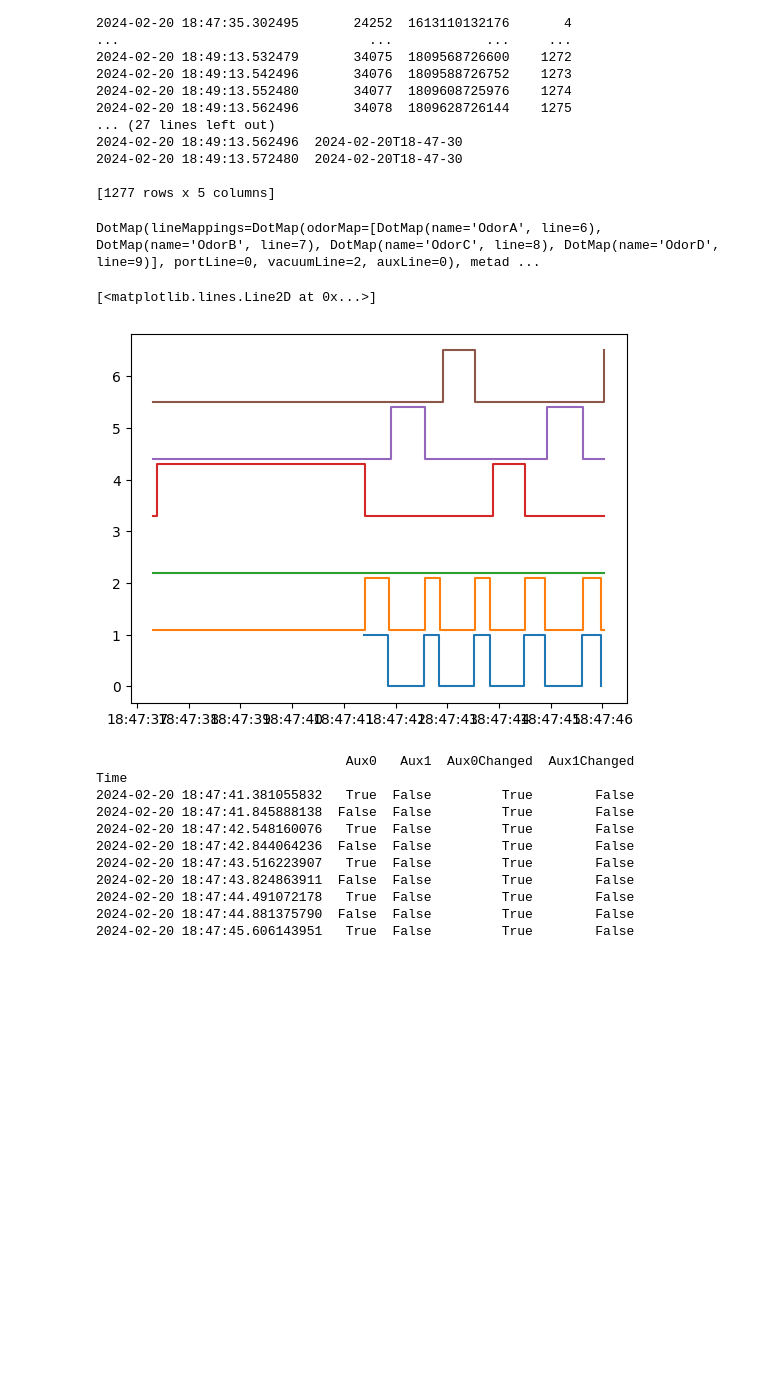
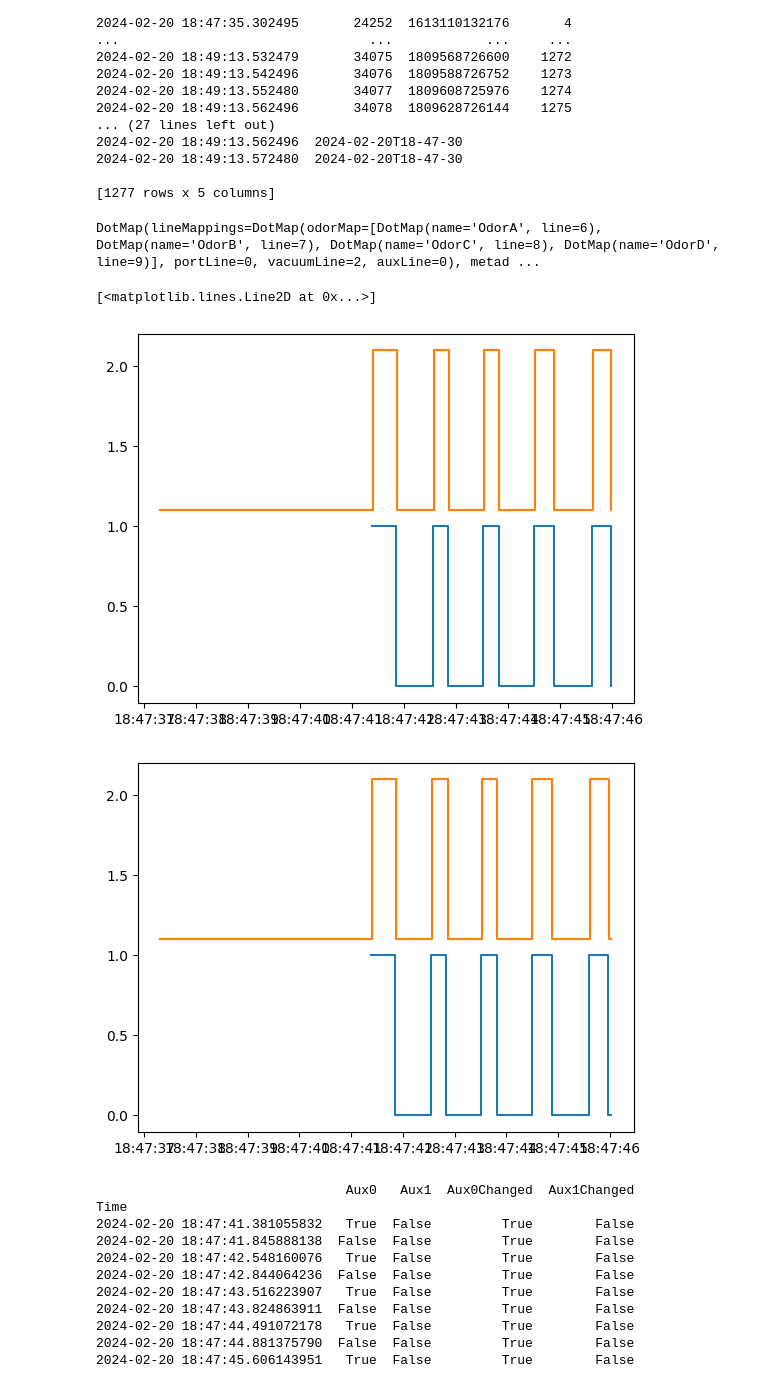
Before and after one commit to goatsofnaxos/Delphi, a Jupyter notebook: analysis/test.ipynb, the cells around one changed output. Cells and saved outputs as stored; diff of their text form; code cells hidden in the pictures; blank space fills up the shorter version.

Commit message:
Example merge and fill of consolidated dataset

```diff
--- a/analysis/test.ipynb
+++ b/analysis/test.ipynb
@@ -4,16 +4,17 @@ import utils
 import pandas as pd
 from glob import glob
 import matplotlib.pyplot as plt
+from functools import reduce
 
 harp_reader = harp.create_reader('device.yml', epoch=harp.REFERENCE_EPOCH)
 session_data_reader = utils.SessionData()
 rules_reader = utils.SessionData()
 video_reader = utils.Video()
 
-harp_datafolder = r'../../temp_data/TestDataset/2024-02-20T18-47-30/Expander/'
-settings_datafolder = r'../../temp_data/TestDataset/2024-02-20T18-47-30/SessionSettings/'
-rules_datafolder = r'../../temp_data/TestDataset/2024-02-20T18-47-30/RuleSettings/'
-video_datafolder = r'../../temp_data/TestDataset/2024-02-20T18-47-30/VideoData/'
+harp_datafolder = r'../temp_data/2024-02-20T18-47-30/Expander/'
+settings_datafolder = r'../temp_data/2024-02-20T18-47-30/SessionSettings/'
+rules_datafolder = r'../temp_data/2024-02-20T18-47-30/RuleSettings/'
+video_datafolder = r'../temp_data/2024-02-20T18-47-30/VideoData/'
 # %%
 # read experiment metadata
 session_settings = utils.load_json(session_data_reader, settings_datafolder)
@@ -53,54 +54,65 @@ Time
 # %%
 # Read HARP device streams, conditioned on mappings found in the session metadata
 metadata = session_settings.iloc[0]['metadata']
 print(metadata)
 
 # Extract line mappings from metadata
 aux_line = f'Aux{metadata.lineMappings.auxLine}'
 port_line = f'Out{metadata.lineMappings.portLine}'
 vacuum_line = f'Out{metadata.lineMappings.vacuumLine}'
 odorA = f"Out{next((x.line for x in metadata.lineMappings.odorMap if x.name=='OdorA'), None)}"
 odorB = f"Out{next((x.line for x in metadata.lineMappings.odorMap if x.name=='OdorB'), None)}"
 odorC = f"Out{next((x.line for x in metadata.lineMappings.odorMap if x.name=='OdorC'), None)}"
 odorD = f"Out{next((x.line for x in metadata.lineMappings.odorMap if x.name=='OdorD'), None)}"
 
 # Aux line containing poke events
-poke_events = utils.load(harp_reader.AuxInState, harp_datafolder)[aux_line]*1
+poke_events = utils.load(harp_reader.AuxInState, harp_datafolder)[aux_line]
 
 # times when outputs were set to HIGH (e.g. port valve opening, manifold valve opening)
 outputs_HIGH = utils.load(harp_reader.OutputSet, harp_datafolder)
 # times when outputs were set to LOW (e.g. port valve closing, manifold closing)
 outputs_LOW = utils.load(harp_reader.OutputClear, harp_datafolder)
 
 # convert LOW and HIGH events to port state dataframes
-port_line_state = utils.concat_digi_events(outputs_LOW[port_line], outputs_HIGH[port_line])
-vacuum_line_state = utils.concat_digi_events(outputs_LOW[vacuum_line], outputs_HIGH[vacuum_line])
-odorA_state = utils.concat_digi_events(outputs_LOW[odorA], outputs_HIGH[odorA])
-odorB_state = utils.concat_digi_events(outputs_LOW[odorB], outputs_HIGH[odorB])
-odorC_state = utils.concat_digi_events(outputs_LOW[odorC], outputs_HIGH[odorC])
-odorD_state = utils.concat_digi_events(outputs_LOW[odorD], outputs_HIGH[odorD])
+line_states = {
+    "poke_events": poke_events,
+    "port_line_state": utils.concat_digi_events(outputs_LOW[port_line], outputs_HIGH[port_line]),
+    "vacuum_line_state": utils.concat_digi_events(outputs_LOW[vacuum_line], outputs_HIGH[vacuum_line]),
+    "odorA_state": utils.concat_digi_events(outputs_LOW[odorA], outputs_HIGH[odorA]),
+    "odorB_state": utils.concat_digi_events(outputs_LOW[odorB], outputs_HIGH[odorB]),
+    "odorC_state": utils.concat_digi_events(outputs_LOW[odorC], outputs_HIGH[odorC]),
+    "odorD_state": utils.concat_digi_events(outputs_LOW[odorD], outputs_HIGH[odorD])
+}
 
-# debug time window plotting
-start_time = session_settings.index[0][0]
+# debug plotting
+start_time = session_settings.index[0][0] - pd.Timedelta(seconds=1)
 end_time = start_time + pd.Timedelta(seconds=20)
 
-poke_events_window = poke_events.loc[start_time : end_time]
-port_line_window = port_line_state.loc[start_time : end_time]
-vacuum_line_window = vacuum_line_state.loc[start_time : end_time]
-odorA_window = odorA_state.loc[start_time : end_time]
-odorB_window = odorB_state.loc[start_time : end_time]
-odorC_window = odorC_state.loc[start_time : end_time]
+plt.figure()
+plt.plot(line_states["poke_events"].loc[start_time : end_time], drawstyle='steps-post')
+plt.plot(line_states["port_line_state"].loc[start_time : end_time] + 1.1, drawstyle='steps-post')
 
-plt.plot(poke_events_window, drawstyle='steps-post')
-plt.plot(port_line_window + 1.1, drawstyle='steps-post')
-plt.plot(vacuum_line_window + 2.2, drawstyle='steps-post')
-plt.plot(odorA_window + 3.3, drawstyle='steps-post')
-plt.plot(odorB_window + 4.4, drawstyle='steps-post')
-plt.plot(odorC_window + 5.5, drawstyle='steps-post')
+# consolidate digital lines into as single DataFrame
+merged = pd.merge(line_states["poke_events"], line_states["port_line_state"], left_on="Time", right_on="Time", how="outer") \
+        .merge(line_states["vacuum_line_state"], left_on="Time", right_on="Time", how="outer") \
+        .merge(line_states["odorA_state"], left_on="Time", right_on="Time", how="outer") \
+        .merge(line_states["odorB_state"], left_on="Time", right_on="Time", how="outer") \
+        .merge(line_states["odorC_state"], left_on="Time", right_on="Time", how="outer") \
+        .merge(line_states["odorD_state"], left_on="Time", right_on="Time", how="outer")
+
+plt.figure()
+plt.plot(merged["Aux0"].ffill().loc[start_time : end_time], drawstyle='steps-post')
+plt.plot(merged["Out0"].ffill().loc[start_time : end_time] + 1.1, drawstyle='steps-post')
+
+filled = merged.ffill()
+plt.figure()
+plt.plot(merged["Aux0"].loc[start_time : end_time], drawstyle='steps-post')
+plt.plot(merged["Out0"].loc[start_time : end_time] + 1.1, drawstyle='steps-post')
 # %% [output]
 DotMap(lineMappings=DotMap(odorMap=[DotMap(name='OdorA', line=6), DotMap(name='OdorB', line=7), DotMap(name='OdorC', line=8), DotMap(name='OdorD', line=9)], portLine=0, vacuumLine=2, auxLine=0), metad ...
 [<matplotlib.lines.Line2D at 0x...>]
-[figure, old version]
+[figure, new version]
+[figure, added]
 # %%
 # Some of our data is still in an array form (e.g. port closing, opening) - we now want to give readable names
 print(pokes)
```
Also changed, not shown: 1 other file.
